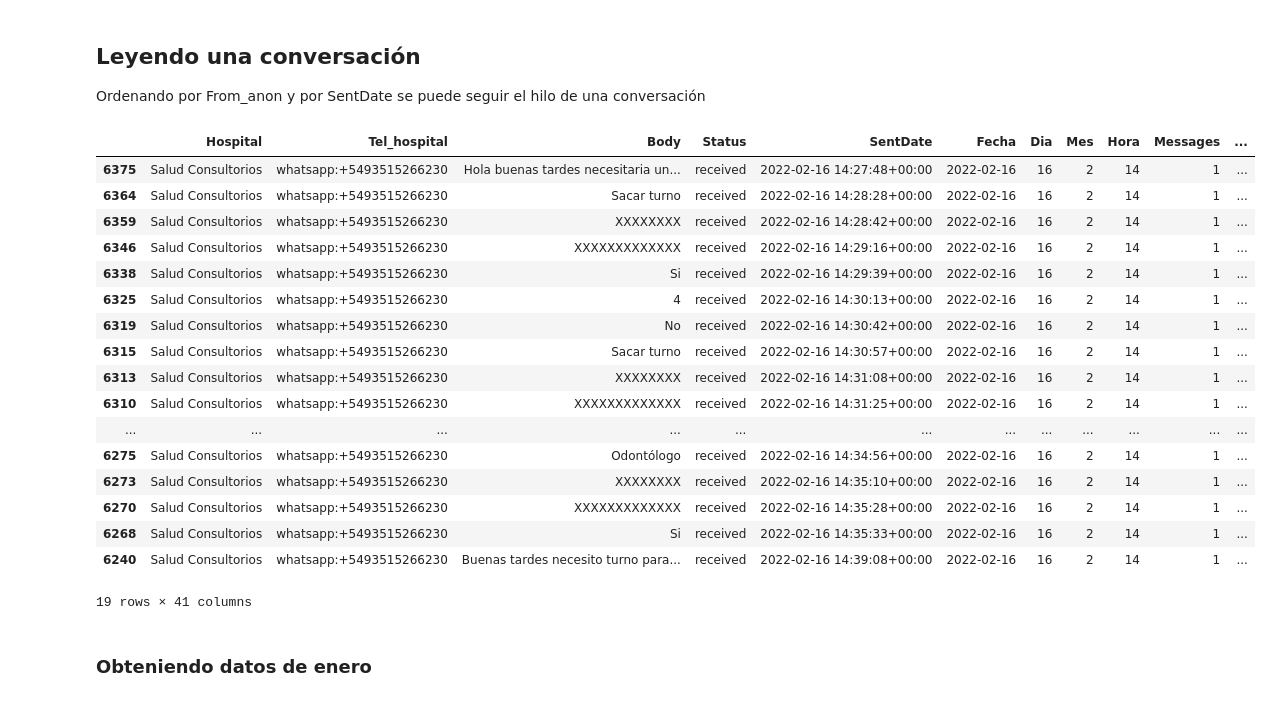
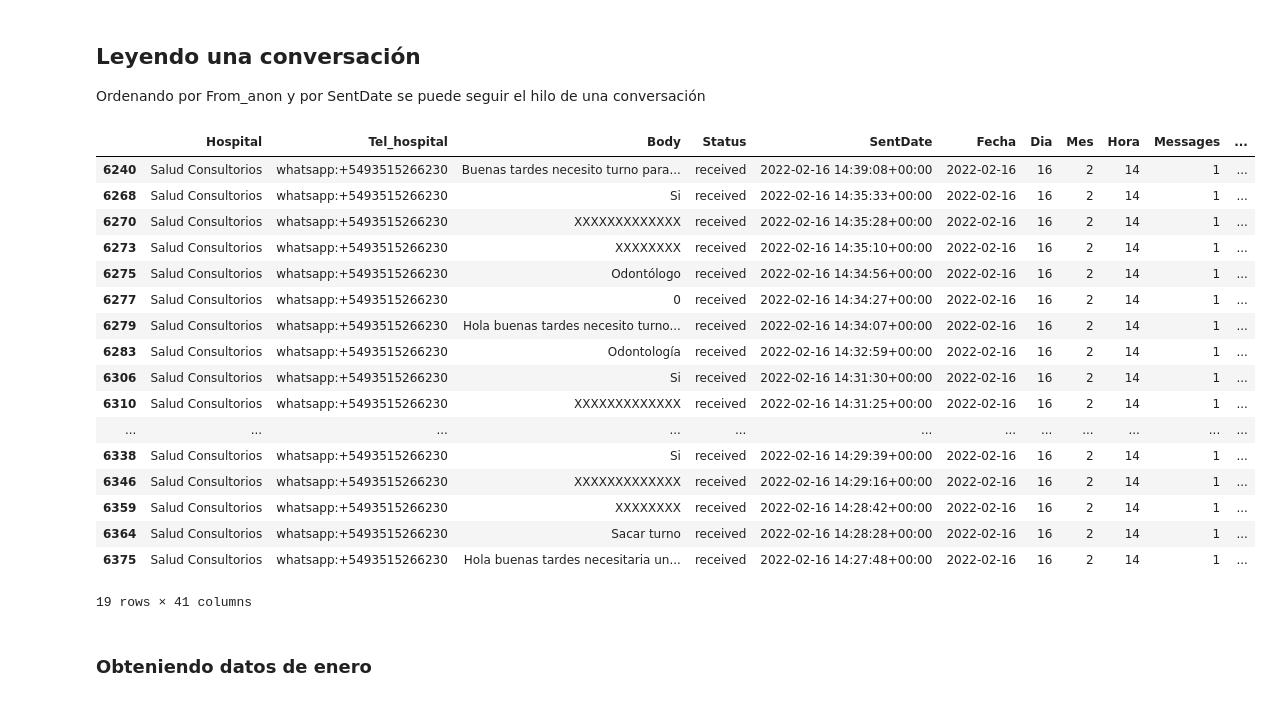
Before and after one commit to kunan-sa/mentoria_2022, a Jupyter notebook: practico_1_AyV.ipynb, the cells around one changed output. Drawn from its saved outputs; the diff is of its cells as text; code cells hidden in the pictures.

```diff
--- a/practico_1_AyV.ipynb
+++ b/practico_1_AyV.ipynb
@@ -115,26 +125,26 @@ df.describe()
 
 Ordenando por From_anon y por SentDate se puede seguir el hilo de una conversación
 # %%
-# Conversaciones de una sola persona
-df[(df["From_anon"]==4048) | (df["To_anon"]==4048)].sort_values(by="SentDate")
+# Conversaciones de una sola persona random
+df[(df["From_anon"]==4048) | (df["To_anon"]==4048)]#.sort_values(by="SentDate")
 # %% [output]
 |  | Hospital | Tel_hospital | Body | Status | SentDate | Fecha | Dia | Mes | Hora | Messages | ... |
-| 6375 | Salud Consultorios | whatsapp:+5493515266230 | Hola buenas tardes necesitaria un... | received | 2022-02-16 14:27:48+00:00 | 2022-02-16 | 16 | 2 | 14 | 1 | ... |
-| 6364 | Salud Consultorios | whatsapp:+5493515266230 | Sacar turno | received | 2022-02-16 14:28:28+00:00 | 2022-02-16 | 16 | 2 | 14 | 1 | ... |
-| 6359 | Salud Consultorios | whatsapp:+5493515266230 | XXXXXXXX | received | 2022-02-16 14:28:42+00:00 | 2022-02-16 | 16 | 2 | 14 | 1 | ... |
-| 6346 | Salud Consultorios | whatsapp:+5493515266230 | XXXXXXXXXXXXX | received | 2022-02-16 14:29:16+00:00 | 2022-02-16 | 16 | 2 | 14 | 1 | ... |
-| 6338 | Salud Consultorios | whatsapp:+5493515266230 | Si | received | 2022-02-16 14:29:39+00:00 | 2022-02-16 | 16 | 2 | 14 | 1 | ... |
-| 6325 | Salud Consultorios | whatsapp:+5493515266230 | 4 | received | 2022-02-16 14:30:13+00:00 | 2022-02-16 | 16 | 2 | 14 | 1 | ... |
-| 6319 | Salud Consultorios | whatsapp:+5493515266230 | No | received | 2022-02-16 14:30:42+00:00 | 2022-02-16 | 16 | 2 | 14 | 1 | ... |
-| 6315 | Salud Consultorios | whatsapp:+5493515266230 | Sacar turno | received | 2022-02-16 14:30:57+00:00 | 2022-02-16 | 16 | 2 | 14 | 1 | ... |
-| 6313 | Salud Consultorios | whatsapp:+5493515266230 | XXXXXXXX | received | 2022-02-16 14:31:08+00:00 | 2022-02-16 | 16 | 2 | 14 | 1 | ... |
+| 6240 | Salud Consultorios | whatsapp:+5493515266230 | Buenas tardes necesito turno para... | received | 2022-02-16 14:39:08+00:00 | 2022-02-16 | 16 | 2 | 14 | 1 | ... |
+| 6268 | Salud Consultorios | whatsapp:+5493515266230 | Si | received | 2022-02-16 14:35:33+00:00 | 2022-02-16 | 16 | 2 | 14 | 1 | ... |
+| 6270 | Salud Consultorios | whatsapp:+5493515266230 | XXXXXXXXXXXXX | received | 2022-02-16 14:35:28+00:00 | 2022-02-16 | 16 | 2 | 14 | 1 | ... |
+| 6273 | Salud Consultorios | whatsapp:+5493515266230 | XXXXXXXX | received | 2022-02-16 14:35:10+00:00 | 2022-02-16 | 16 | 2 | 14 | 1 | ... |
+| 6275 | Salud Consultorios | whatsapp:+5493515266230 | Odontólogo | received | 2022-02-16 14:34:56+00:00 | 2022-02-16 | 16 | 2 | 14 | 1 | ... |
+| 6277 | Salud Consultorios | whatsapp:+5493515266230 | 0 | received | 2022-02-16 14:34:27+00:00 | 2022-02-16 | 16 | 2 | 14 | 1 | ... |
+| 6279 | Salud Consultorios | whatsapp:+5493515266230 | Hola buenas tardes necesito turno... | received | 2022-02-16 14:34:07+00:00 | 2022-02-16 | 16 | 2 | 14 | 1 | ... |
+| 6283 | Salud Consultorios | whatsapp:+5493515266230 | Odontología | received | 2022-02-16 14:32:59+00:00 | 2022-02-16 | 16 | 2 | 14 | 1 | ... |
+| 6306 | Salud Consultorios | whatsapp:+5493515266230 | Si | received | 2022-02-16 14:31:30+00:00 | 2022-02-16 | 16 | 2 | 14 | 1 | ... |
 | 6310 | Salud Consultorios | whatsapp:+5493515266230 | XXXXXXXXXXXXX | received | 2022-02-16 14:31:25+00:00 | 2022-02-16 | 16 | 2 | 14 | 1 | ... |
 | ... | ... | ... | ... | ... | ... | ... | ... | ... | ... | ... | ... |
-| 6275 | Salud Consultorios | whatsapp:+5493515266230 | Odontólogo | received | 2022-02-16 14:34:56+00:00 | 2022-02-16 | 16 | 2 | 14 | 1 | ... |
-| 6273 | Salud Consultorios | whatsapp:+5493515266230 | XXXXXXXX | received | 2022-02-16 14:35:10+00:00 | 2022-02-16 | 16 | 2 | 14 | 1 | ... |
-| 6270 | Salud Consultorios | whatsapp:+5493515266230 | XXXXXXXXXXXXX | received | 2022-02-16 14:35:28+00:00 | 2022-02-16 | 16 | 2 | 14 | 1 | ... |
-| 6268 | Salud Consultorios | whatsapp:+5493515266230 | Si | received | 2022-02-16 14:35:33+00:00 | 2022-02-16 | 16 | 2 | 14 | 1 | ... |
-| 6240 | Salud Consultorios | whatsapp:+5493515266230 | Buenas tardes necesito turno para... | received | 2022-02-16 14:39:08+00:00 | 2022-02-16 | 16 | 2 | 14 | 1 | ... |
+| 6338 | Salud Consultorios | whatsapp:+5493515266230 | Si | received | 2022-02-16 14:29:39+00:00 | 2022-02-16 | 16 | 2 | 14 | 1 | ... |
+| 6346 | Salud Consultorios | whatsapp:+5493515266230 | XXXXXXXXXXXXX | received | 2022-02-16 14:29:16+00:00 | 2022-02-16 | 16 | 2 | 14 | 1 | ... |
+| 6359 | Salud Consultorios | whatsapp:+5493515266230 | XXXXXXXX | received | 2022-02-16 14:28:42+00:00 | 2022-02-16 | 16 | 2 | 14 | 1 | ... |
+| 6364 | Salud Consultorios | whatsapp:+5493515266230 | Sacar turno | received | 2022-02-16 14:28:28+00:00 | 2022-02-16 | 16 | 2 | 14 | 1 | ... |
+| 6375 | Salud Consultorios | whatsapp:+5493515266230 | Hola buenas tardes necesitaria un... | received | 2022-02-16 14:27:48+00:00 | 2022-02-16 | 16 | 2 | 14 | 1 | ... |
 19 rows × 41 columns
 # %% [markdown]
 ### Obteniendo datos de enero
```
Also changed, not shown: parts of 11 cells of this notebook.
